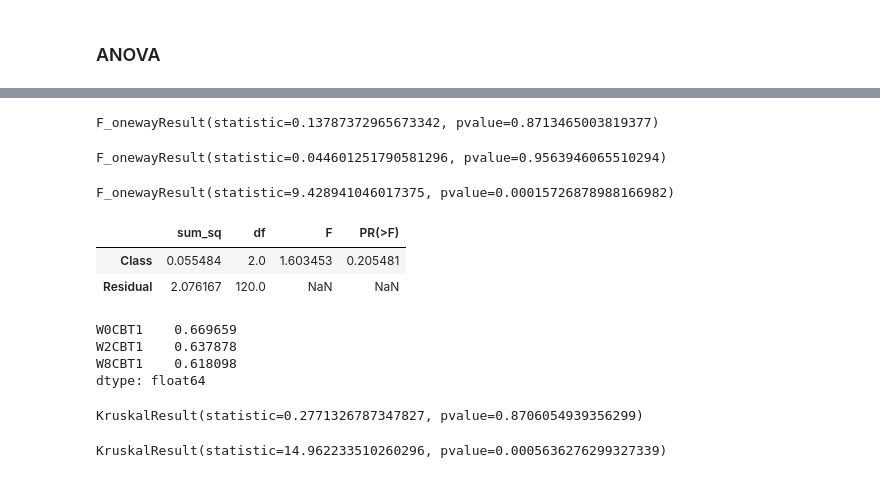
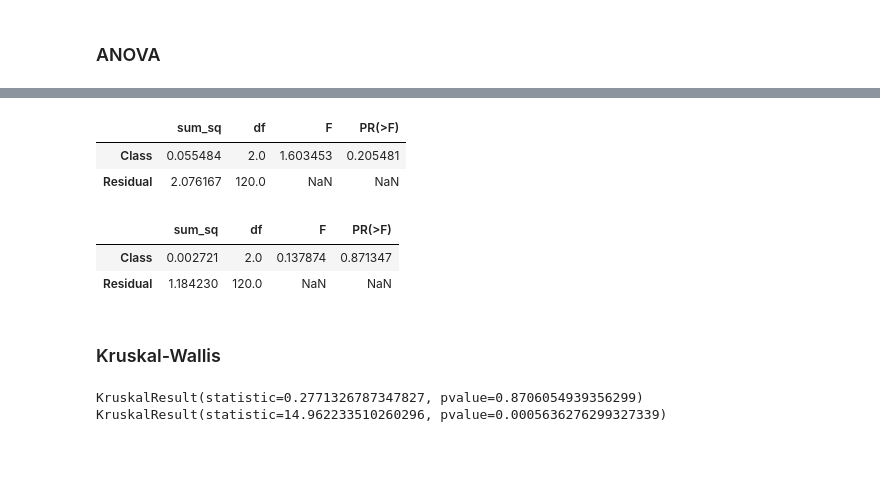
Before and after one commit to xdxdhh/sme_projekt, a Jupyter notebook: analysis.ipynb, the cells around one changed output, grey strips where cells are left out. Drawn from its saved outputs; the diff is of its cells as text; code cells hidden in the pictures.

```diff
--- a/analysis.ipynb
+++ b/analysis.ipynb
@@ -157,12 +161,0 @@ F_onewayResult(statistic=1.6034532487960695, pvalue=0.20548094820898874)
-# %%
-f_oneway(data['W0CBT2'], data['W2CBT2'], data['W8CBT2'])
-# %% [output]
-F_onewayResult(statistic=0.13787372965673342, pvalue=0.8713465003819377)
-# %%
-f_oneway(data['W0CBT3'], data['W2CBT3'], data['W8CBT3'])
-# %% [output]
-F_onewayResult(statistic=0.044601251790581296, pvalue=0.9563946065510294)
-# %%
-f_oneway(data['W0IOP'], data['W2IOP'], data['W8IOP'])
-# %% [output]
-F_onewayResult(statistic=9.428941046017375, pvalue=0.00015726878988166982)
@@ -172,27 +162,29 @@ from statsmodels.formula.api import ols
 # %%
 long_data = pd.melt(data, value_vars=['W0CBT1', 'W2CBT1', 'W8CBT1'], var_name='Class', value_name='Value')
+model = ols('Value ~ Class', data=long_data).fit()
+anova_table = sm.stats.anova_lm(model, typ=2)
+anova_table
+#class-mezi tridami
+# %% [output]
+|  | sum_sq | df | F | PR(>F) |
+| Class | 0.055484 | 2.0 | 1.603453 | 0.205481 |
+| Residual | 2.076167 | 120.0 | NaN | NaN |
 # %%
+long_data = pd.melt(data, value_vars=['W0CBT2', 'W2CBT2', 'W8CBT2'], var_name='Class', value_name='Value')
 model = ols('Value ~ Class', data=long_data).fit()
 anova_table = sm.stats.anova_lm(model, typ=2)
 anova_table
 # %% [output]
 |  | sum_sq | df | F | PR(>F) |
-| Class | 0.055484 | 2.0 | 1.603453 | 0.205481 |
-| Residual | 2.076167 | 120.0 | NaN | NaN |
+| Class | 0.002721 | 2.0 | 0.137874 | 0.871347 |
+| Residual | 1.184230 | 120.0 | NaN | NaN |
-# %%
-data[['W0CBT1', 'W2CBT1', 'W8CBT1']].mean()
-# %% [output]
-W0CBT1    0.669659
-W2CBT1    0.637878
-W8CBT1    0.618098
-dtype: float64
+# %% [markdown]
+### Kruskal-Wallis
 # %%
 from scipy.stats import kruskal
 # %%
-kruskal(data['W0CBT3'], data['W2CBT3'], data['W8CBT3'])
+print(kruskal(data['W0CBT3'], data['W2CBT3'], data['W8CBT3']))
+print(kruskal(data['W0IOP'], data['W2IOP'], data['W8IOP']))
 # %% [output]
 KruskalResult(statistic=0.2771326787347827, pvalue=0.8706054939356299)
+KruskalResult(statistic=14.962233510260296, pvalue=0.0005636276299327339)
-# %%
-kruskal(data['W0IOP'], data['W2IOP'], data['W8IOP'])
-# %% [output]
-KruskalResult(statistic=14.962233510260296, pvalue=0.0005636276299327339)
```
Also changed, not shown: parts of 17 cells of this notebook, 12 other files.
